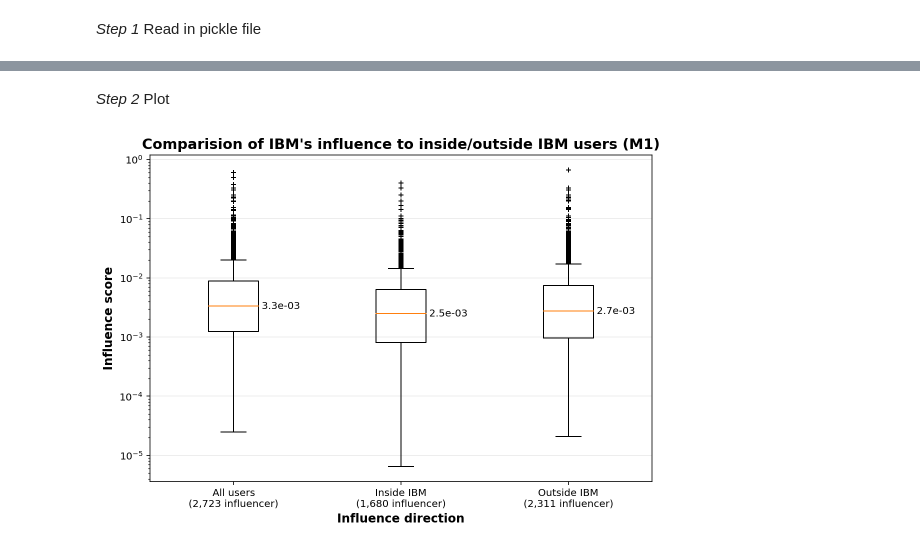
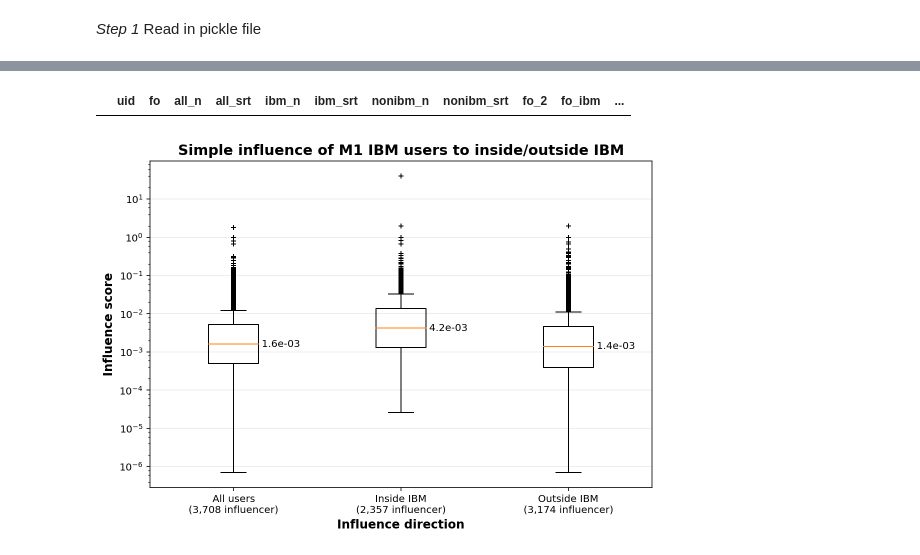
Before and after one commit to adamwang0705/ibm_tweets-analysis, a Jupyter notebook: develop/20170507-compare_influence_inside_outside.ipynb, the cells around one changed output, grey strips where cells are left out. Drawn from its saved outputs; the diff is of its cells as text; code cells hidden in the pictures.

```diff
--- a/develop/20170507-compare_influence_inside_outside.ipynb
+++ b/develop/20170507-compare_influence_inside_outside.ipynb
@@ -540,5 +798,5 @@ Done
 _Step 1_ Read in pickle file
 # %%
 if 1 == 1:
-    df = pd.read_pickle(IBM_CASCADE_PKL)
+    df = pd.read_pickle(IBM_INFLUENCE_PKL)
 # %%
@@ -577,0 +848,2 @@ df.describe(np.arange(0.1, 1, 0.1))
+# %%
+df = df.dropna(subset=['fo_2'], how='any')
@@ -577,0 +908,2 @@ df.describe(np.arange(0.1, 1, 0.1))
+# %%
+df = df.drop(df['native_n'] < df['all_n'])
@@ -578,71 +931,77 @@ df.describe(np.arange(0.1, 1, 0.1))
 # %%
 if 1 == 1:
     # clean NaN
-    df_m1 = df_m1.fillna(0)
-    df_m2 = df_m2.fillna(0)
+    df = df.fillna(0)
-# %% [markdown]
-_Step 2_ Plot
+# %%
+cond = (df['all_srt'] != df['ibm_srt'] + df['nonibm_srt'])
+df[cond]
+# %% [output]
+|  | uid | fo | all_n | all_srt | ibm_n | ibm_srt | nonibm_n | nonibm_srt | fo_2 | fo_ibm | ... |
 # %%
-ibm_influence_inout_m1_fig = os.path.join(FIG_DIR, 'ibm_influence_inout_m1.png')
-# for affiliation method_1
+"""
+Plot simple influence of M1 IBM users inside/outside IBM
+"""
+ibm_simple_influence_in_out_fig = os.path.join(FIG_DIR, 'ibm_simple_influence_in_out.png')
 if 1 == 1:
     '''
     Prepare data
     '''
-    df_m1_inside = df_m1[df_m1['ibm_trc'] > 0]
-    df_m1_outside = df_m1[df_m1['nonibm_trc'] > 0]
+    df_in = df[df['ibm_n'] > 0]
+    df_out = df[df['nonibm_n'] > 0]
 
-    # IBM casts influence to all users
-    m1_all_norm_s = df_m1['fo'] * df_m1['all_n']
-    m1_all_norm_s.replace(to_replace=0, value=1) # clean 0 values since its denominator
-    m1_all_influence = df_m1['all_trc'] / m1_all_norm_s
+    # IBM users' influence to all users
+    all_norm_s = df['fo_2'] * df['native_n']
+    all_norm_s = all_norm_s.replace(to_replace=0, value=1) # clean 0 values since its denominator
+    all_influence = df['all_srt'] / all_norm_s
 
-    # IBM casts influence to IBM users (inside)
-    m1_inside_norm_s = df_m1_inside['fo'] * df_m1_inside['ibm_n']
-    m1_inside_norm_s = m1_inside_norm_s.replace(to_replace=0, value=1) # clean 0 values since its denominator
-    m1_inside_influence = df_m1_inside['ibm_trc'] / m1_inside_norm_s
+    # IBM users' influence to IBM users (inside)
+    in_norm_s = df_in['fo_ibm'] * df_in['native_n']
+    in_norm_s = in_norm_s.replace(to_replace=0, value=1) # clean 0 values since its denominator
+    in_influence = df_in['ibm_srt'] / in_norm_s
 
-    # IBM casts influence to non-IBM users (outside)
-    m1_outside_norm_s = df_m1_outside['fo'] * df_m1_outside['nonibm_n']
-    m1_outside_norm_s = m1_outside_norm_s.replace(to_replace=0, value=1) # clean 0 values since its denominator
-    m1_outside_influence = df_m1_outside['nonibm_trc'] / m1_outside_norm_s
+    # IBM users' influence to non-IBM users (outside)
+    out_norm_s = (df_out['fo_2'] - df_out['fo_ibm']) * df_out['native_n']
+    out_norm_s = out_norm_s.replace(to_replace=0, value=1) # clean 0 values since its denominator
+    out_influence = df_out['nonibm_srt'] / out_norm_s
 
-    data = [m1_all_influence, m1_inside_influence, m1_outside_influence]
+    data = [all_influence, in_influence, out_influence]
 
     '''
     Plot
     '''
     fig, ax = plt.subplots(figsize=(9, 6))
 
     bp = plt.boxplot(data, notch=False, sym='k+', vert=True)
     plt.setp(bp['boxes'], color='black')
     plt.setp(bp['whiskers'], color='black')
     plt.setp(bp['fliers'], color='red', marker='+', markersize=5)
 
     title_fontdict = {'weight': 'bold', 'size': 'x-large'}
-    ax.set_title("Comparision of IBM's influence to inside/outside IBM users (M1)", fontdict=title_fontdict)
+    ax.set_title("Simple influence of M1 IBM users to inside/outside IBM", fontdict=title_fontdict)
 
     label_fontdict = {'weight': 'bold', 'size': 'large'}
     ax.set_xlabel('Influence direction', fontdict=label_fontdict)
     ax.set_ylabel('Influence score', fontdict=label_fontdict)
-    ax.set_xticklabels(['All users\n(2,723 influencer)', 'Inside IBM\n(1,680 influencer)', 'Outside IBM\n(2,311 influencer)'])
+    ax.set_xticklabels(['All users\n({:,} influencer)'.format(all_influence.shape[0]),
+                        'Inside IBM\n({:,} influencer)'.format(in_influence.shape[0]),
+                        'Outside IBM\n({:,} influencer)'.format(out_influence.shape[0])])
     ax.set_yscale('log')
 
     # add a horizontal grid to the plot, but make it very light in color
     ax.yaxis.grid(True, linestyle='-', which='major', color='lightgrey', alpha=0.5)
     ax.set_axisbelow(True)
 
     # add median value text to the median line
     for line in bp['medians']:
         # get position data for median line
         x, y = line.get_xydata()[1] # right point of median line
         # overlay median value
         ax.text(x, y, '{:8.1e}'.format(y), horizontalalignment='left', verticalalignment='center')
 
     '''
     Save figure
     '''
-    plt.savefig(ibm_influence_inout_m1_fig, dpi=200)
+    plt.savefig(ibm_simple_influence_in_out_fig, dpi=200)
 # %% [output]
-[figure, old version]
+[figure, new version]
 # %%
```
Also changed, not shown: parts of 21 cells of this notebook, 13 other files.
